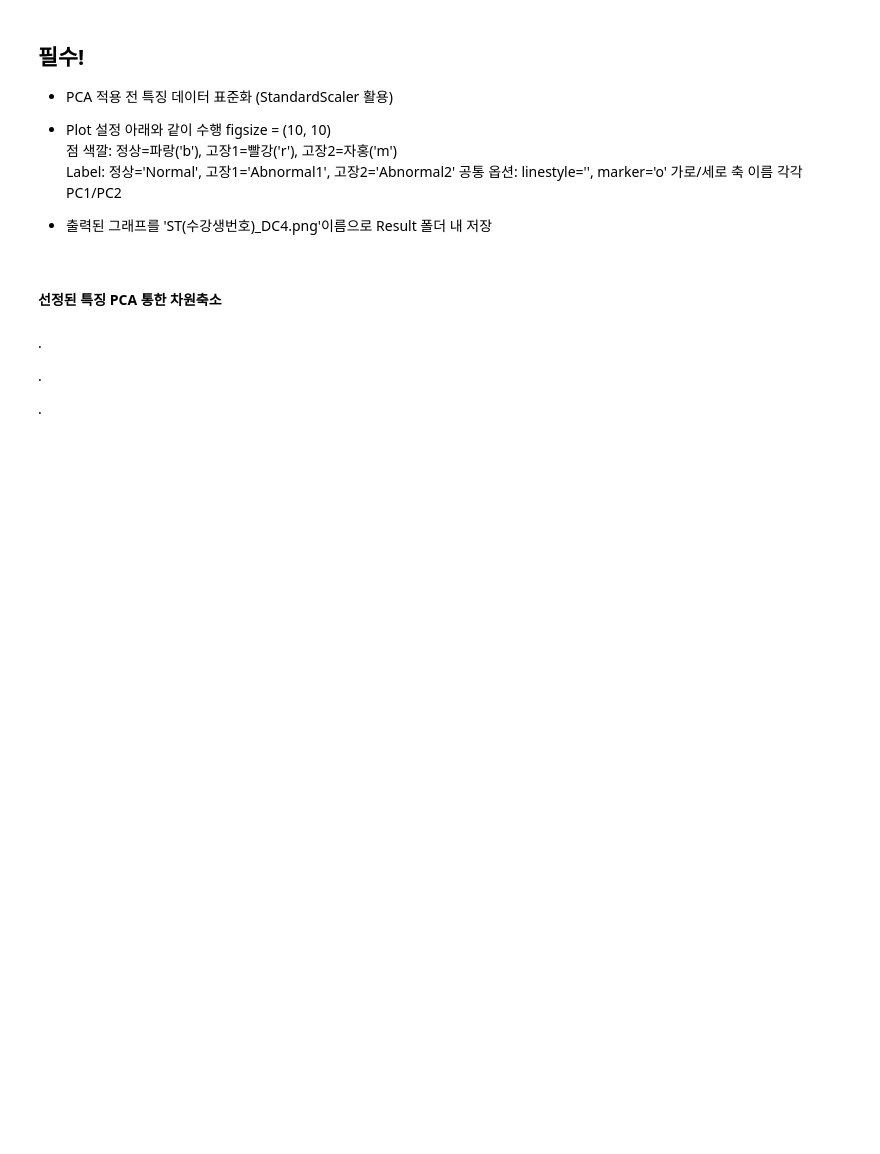
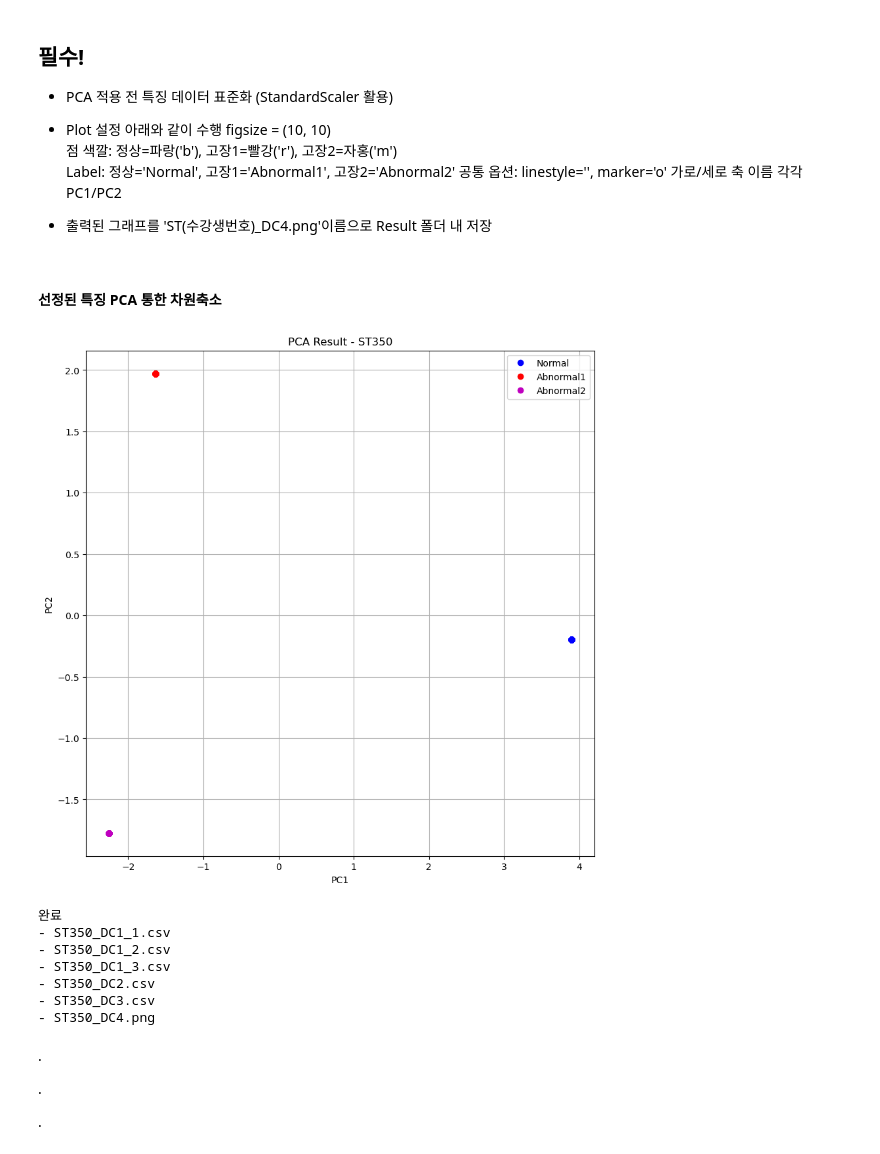
Before and after one commit to Choi-Jung-Hyeon/2025S_RSD, a Jupyter notebook: DataChallenge/DataChallenge_ST-350.ipynb, the cells around one changed output. Saved outputs shown, nothing was run; the diff lists cells and outputs as text; code cells hidden in the pictures; blank space fills up the shorter version.

```diff
--- a/DataChallenge/DataChallenge_ST-350.ipynb
+++ b/DataChallenge/DataChallenge_ST-350.ipynb
@@ -445,7 +453,7 @@ for i in range(StartRank, StartRank+Number):
 # %% [markdown]
 ### 3단계 결과물 제출용 파일로 저장(수강생 번호 외 코드 수정 X)
 # %%
-StudentNo = 0   # 수강생 번호 입력
+StudentNo = 350   # 수강생 번호 입력
 
 Path1 = './Result/ST%d_DC3.csv'%StudentNo
 
@@ -469,5 +477,3 @@ FeatureSelected.to_csv(Path1, header=None, index=None)
                가로/세로 축 이름 각각 PC1/PC2
 
 * 출력된 그래프를 'ST(수강생번호)_DC4.png'이름으로 Result 폴더 내 저장
-# %%
-FeatureSelected =
@@ -474,9 +490,16 @@ FeatureSelected =
 # %%
 # 선택된 특징데이터에 대한 표준화
-FeatureSelected_normed =
+scaler = StandardScaler()
+AllFeatureSelected_scaled = scaler.fit_transform(AllFeatureSelected)
 # %% [markdown]
 #### 선정된 특징 PCA 통한 차원축소
 # %%
 # 10개 PC(Principal Component) 추출
-pca = PCA(n_components = 2)
-PC  = pca.fit_transform(FeatureSelected_normed)
+# PCA 수행
+pca = PCA(n_components=2)  # PC1, PC2 추출
+PCA_result = pca.fit_transform(AllFeatureSelected_scaled)
+
+# 각 클래스별 PCA 결과 분리
+PCA_Normal    = PCA_result[:NoOfData, :]
+PCA_Abnormal1 = PCA_result[NoOfData:NoOfData*2, :]
+PCA_Abnormal2 = PCA_result[NoOfData*2:, :]
@@ -485,3 +506,37 @@ PC  = pca.fit_transform(FeatureSelected_normed)
+# %%
+# PC1, PC2 2가지 주성분의 산점도 그리기
+plt.figure(figsize=(10, 10))
+plt.plot(PCA_Normal[:, 0], PCA_Normal[:, 1],
+         'b', linestyle='', marker='o', label='Normal')
+plt.plot(PCA_Abnormal1[:, 0], PCA_Abnormal1[:, 1],
+         'r', linestyle='', marker='o', label='Abnormal1')
+plt.plot(PCA_Abnormal2[:, 0], PCA_Abnormal2[:, 1],
+         'm', linestyle='', marker='o', label='Abnormal2')
+
+plt.xlabel('PC1')
+plt.ylabel('PC2')
+plt.legend()
+plt.grid()
+plt.title('PCA Result - ST350')
+plt.savefig('./Result/ST%d_DC4.png'%StudentNo)
+plt.show()
+
+print("완료")
+print(f"- ST{StudentNo}_DC1_1.csv")
+print(f"- ST{StudentNo}_DC1_2.csv")
+print(f"- ST{StudentNo}_DC1_3.csv")
+print(f"- ST{StudentNo}_DC2.csv")
+print(f"- ST{StudentNo}_DC3.csv")
+print(f"- ST{StudentNo}_DC4.png")
+# %% [output]
+[figure, added]
+완료
+- ST350_DC1_1.csv
+- ST350_DC1_2.csv
+- ST350_DC1_3.csv
+- ST350_DC2.csv
+- ST350_DC3.csv
+- ST350_DC4.png
 # %% [markdown]
 .
 
```
Also changed, not shown: parts of 5 cells of this notebook.
